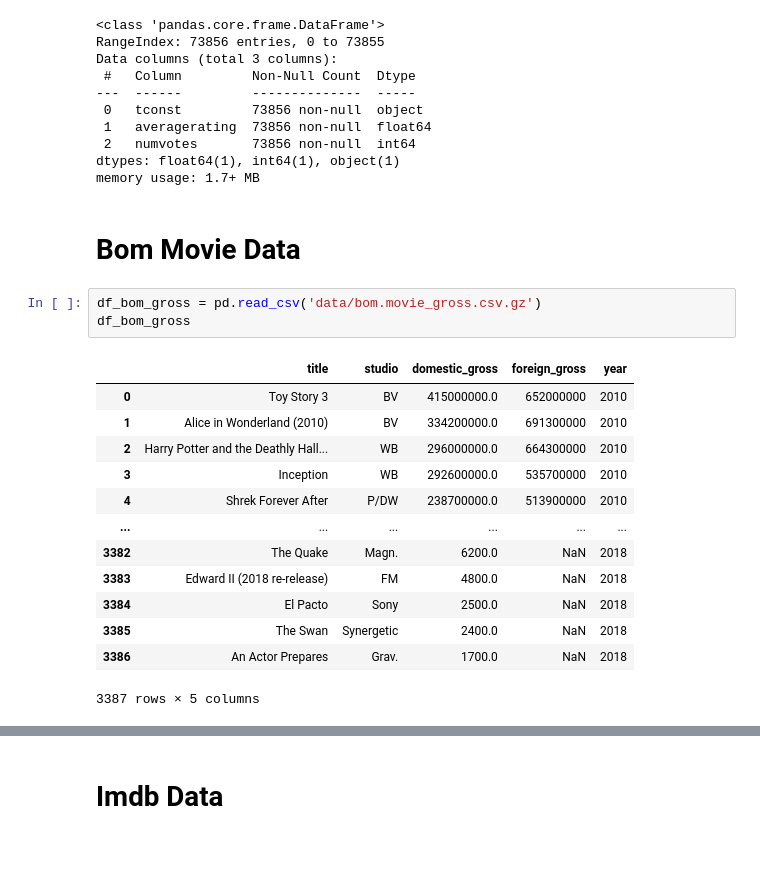
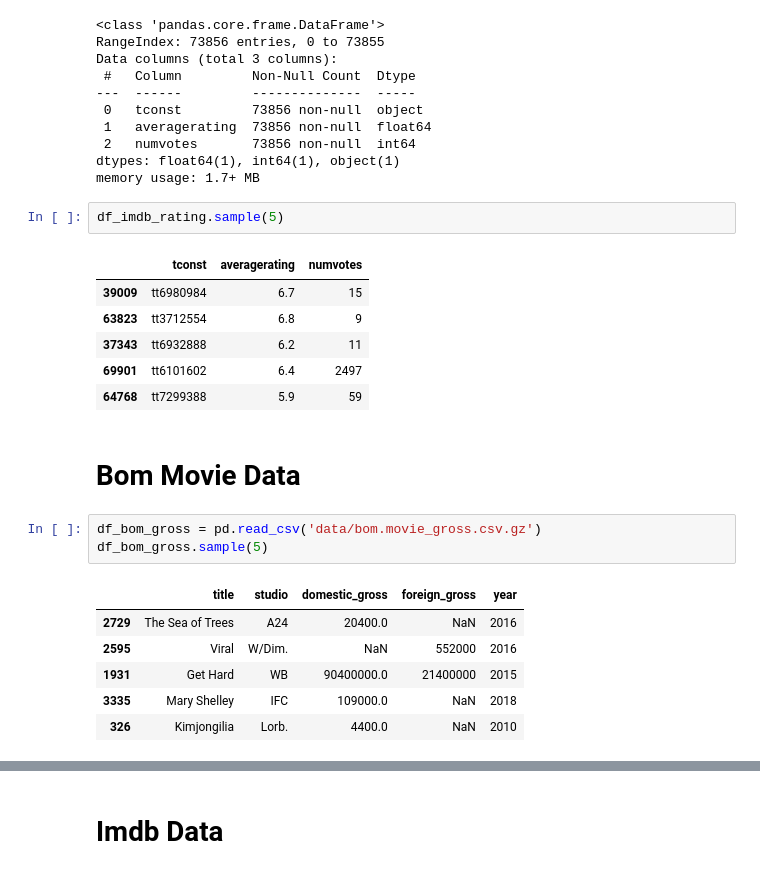
Before and after one commit to gt1719/Movie-Data-Analysis, a Jupyter notebook: movie_data_analysis.ipynb, the cells around one changed output, grey strips where cells are left out. Saved outputs shown, nothing was run; the diff lists cells and outputs as text.

```diff
--- a/movie_data_analysis.ipynb
+++ b/movie_data_analysis.ipynb
@@ -62,22 +88,24 @@ Data columns (total 3 columns):
  2   numvotes       73856 non-null  int64
 dtypes: float64(1), int64(1), object(1)
 memory usage: 1.7+ MB
+# %%
+df_imdb_rating.sample(5)
+# %% [output]
+|  | tconst | averagerating | numvotes |
+| 39009 | tt6980984 | 6.7 | 15 |
+| 63823 | tt3712554 | 6.8 | 9 |
+| 37343 | tt6932888 | 6.2 | 11 |
+| 69901 | tt6101602 | 6.4 | 2497 |
+| 64768 | tt7299388 | 5.9 | 59 |
 # %% [markdown]
 # Bom Movie Data
 # %%
 df_bom_gross = pd.read_csv('data/bom.movie_gross.csv.gz')
-df_bom_gross
+df_bom_gross.sample(5)
 # %% [output]
 |  | title | studio | domestic_gross | foreign_gross | year |
-| 0 | Toy Story 3 | BV | 415000000.0 | 652000000 | 2010 |
-| 1 | Alice in Wonderland (2010) | BV | 334200000.0 | 691300000 | 2010 |
-| 2 | Harry Potter and the Deathly Hall... | WB | 296000000.0 | 664300000 | 2010 |
-| 3 | Inception | WB | 292600000.0 | 535700000 | 2010 |
-| 4 | Shrek Forever After | P/DW | 238700000.0 | 513900000 | 2010 |
-| ... | ... | ... | ... | ... | ... |
-| 3382 | The Quake | Magn. | 6200.0 | NaN | 2018 |
-| 3383 | Edward II (2018 re-release) | FM | 4800.0 | NaN | 2018 |
-| 3384 | El Pacto | Sony | 2500.0 | NaN | 2018 |
-| 3385 | The Swan | Synergetic | 2400.0 | NaN | 2018 |
-| 3386 | An Actor Prepares | Grav. | 1700.0 | NaN | 2018 |
+| 2729 | The Sea of Trees | A24 | 20400.0 | NaN | 2016 |
+| 2595 | Viral | W/Dim. | NaN | 552000 | 2016 |
+| 1931 | Get Hard | WB | 90400000.0 | 21400000 | 2015 |
+| 3335 | Mary Shelley | IFC | 109000.0 | NaN | 2018 |
+| 326 | Kimjongilia | Lorb. | 4400.0 | NaN | 2010 |
-3387 rows × 5 columns
```
Also changed, not shown: parts of 56 cells of this notebook, 4 other files.
